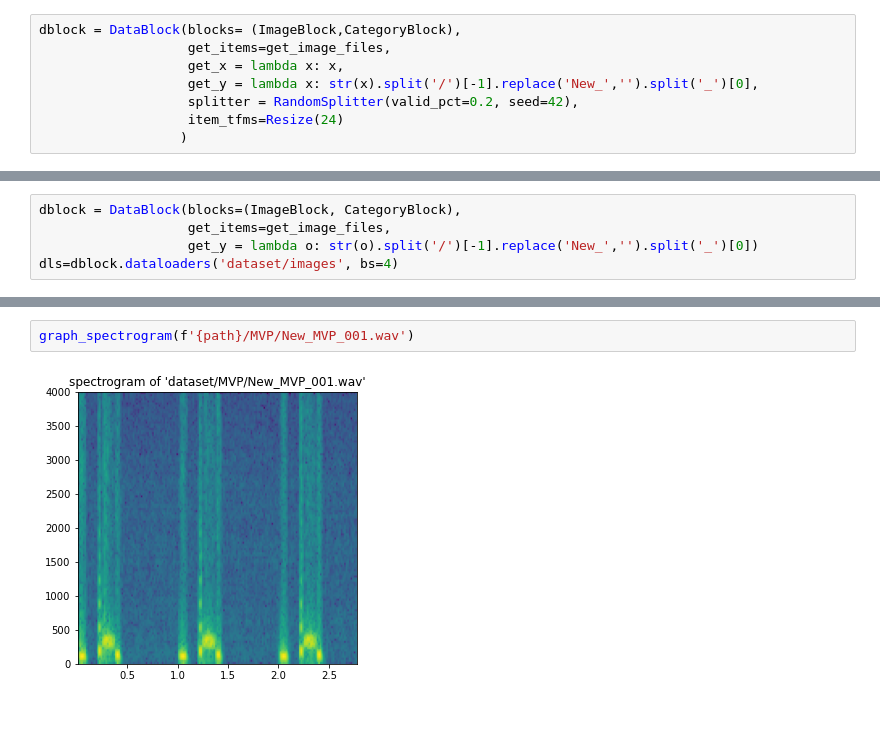
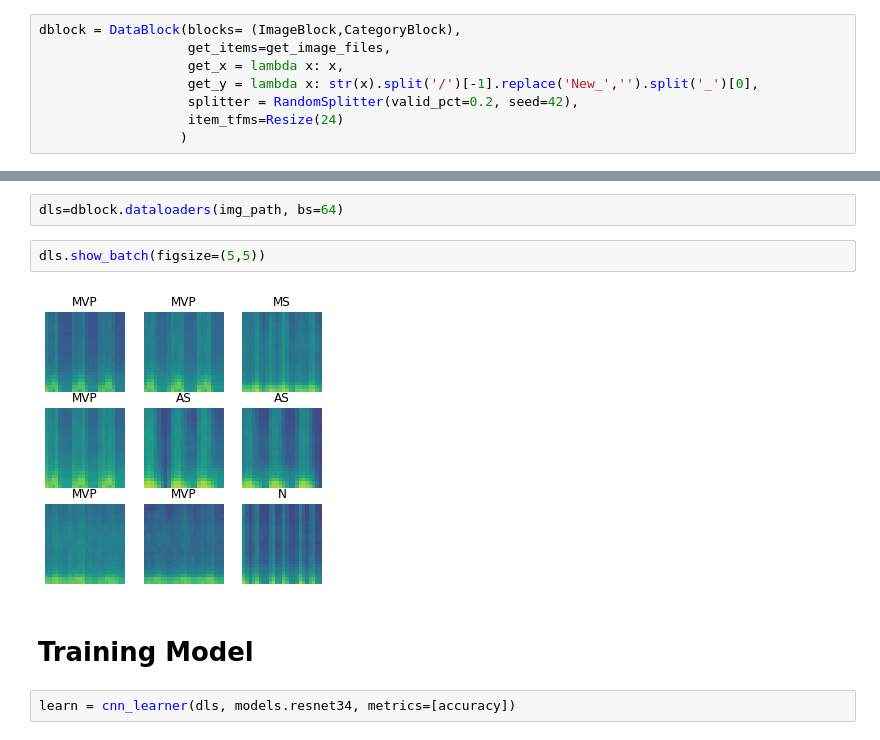
Before and after one commit to Alam12345678/heart-murmurs-ai, a Jupyter notebook: 01_data-preparation.ipynb, the cells around one changed output, grey strips where cells are left out. Cells and saved outputs as stored; diff of their text form.

Commit message:
1st model training completed

```diff
--- a/01_data-preparation.ipynb
+++ b/01_data-preparation.ipynb
@@ -212,5 +194,0 @@ dls.valid
-# %%
-dblock = DataBlock(blocks=(ImageBlock, CategoryBlock),
-                   get_items=get_image_files,
-                   get_y = lambda o: str(o).split('/')[-1].replace('New_','').split('_')[0])
-dls=dblock.dataloaders('dataset/images', bs=4)
@@ -255,4 +195,10 @@ graph_spectrogram(f'{path}/MS/New_MS_001.wav')
-# %%
-graph_spectrogram(f'{path}/MVP/New_MVP_001.wav')
-# %% [output]
-[figure, removed]
+# %%
+dls=dblock.dataloaders(img_path, bs=64)
+# %%
+dls.show_batch(figsize=(5,5))
+# %% [output]
+[figure, added]
+# %% [markdown]
+# Training Model
+# %%
+learn = cnn_learner(dls, models.resnet34, metrics=[accuracy])
```
Also changed, not shown: parts of 39 cells of this notebook.
